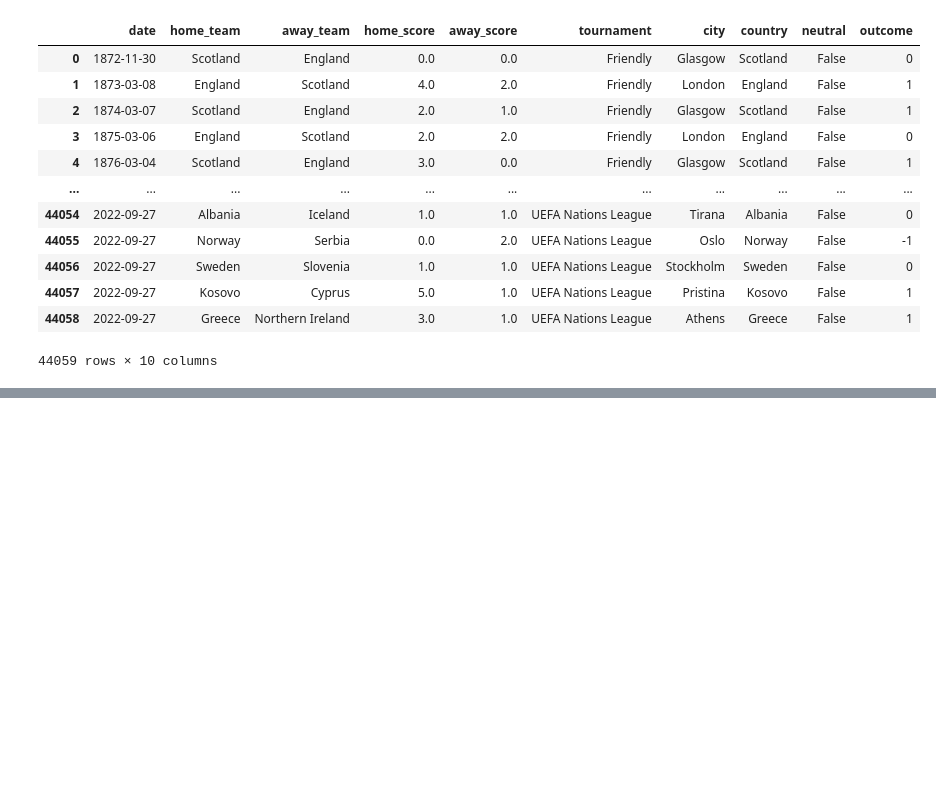
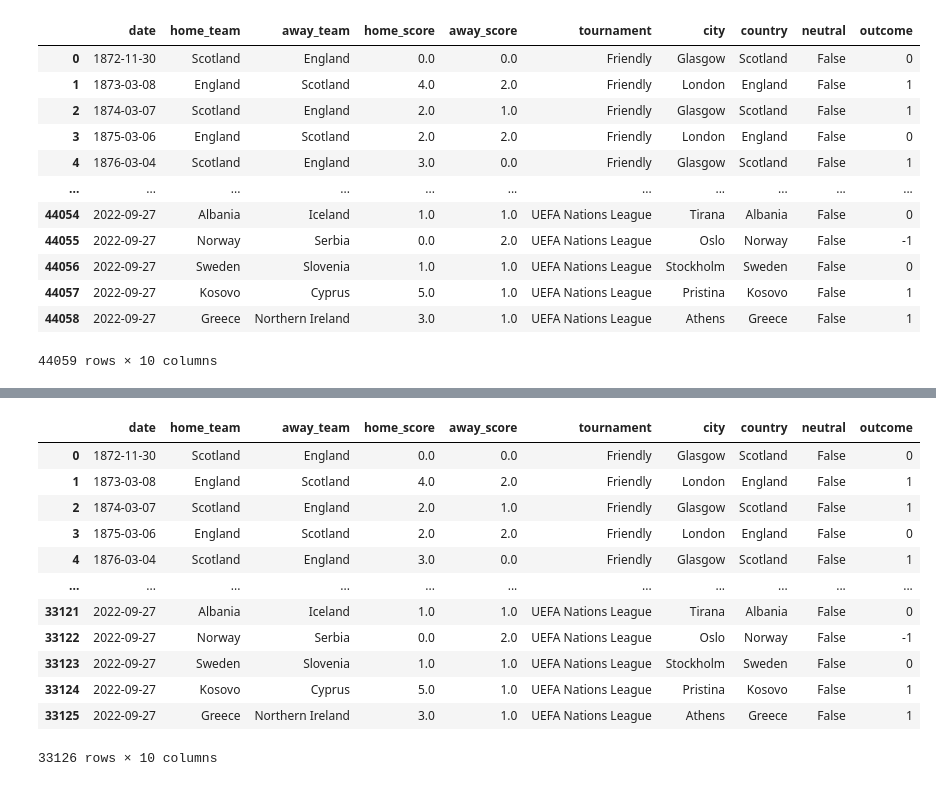
Before and after one commit to glomanu/football-home-adv, a Jupyter notebook: New_Home_adv.ipynb, the cells around one changed output, grey strips where cells are left out. Saved outputs shown, nothing was run; the diff lists cells and outputs as text; code cells hidden in the pictures; blank space fills up the shorter version.

```diff
--- a/New_Home_adv.ipynb
+++ b/New_Home_adv.ipynb
@@ -179,0 +194,17 @@ plt.pyplot.show() #makes the pie chart
+# %%
+df1.reset_index(drop=True, inplace=True) #resetting the indeces after dropping many rows
+df1
+# %% [output]
+|  | date | home_team | away_team | home_score | away_score | tournament | city | country | neutral | outcome |
+| 0 | 1872-11-30 | Scotland | England | 0.0 | 0.0 | Friendly | Glasgow | Scotland | False | 0 |
+| 1 | 1873-03-08 | England | Scotland | 4.0 | 2.0 | Friendly | London | England | False | 1 |
+| 2 | 1874-03-07 | Scotland | England | 2.0 | 1.0 | Friendly | Glasgow | Scotland | False | 1 |
+| 3 | 1875-03-06 | England | Scotland | 2.0 | 2.0 | Friendly | London | England | False | 0 |
+| 4 | 1876-03-04 | Scotland | England | 3.0 | 0.0 | Friendly | Glasgow | Scotland | False | 1 |
+| ... | ... | ... | ... | ... | ... | ... | ... | ... | ... | ... |
+| 33121 | 2022-09-27 | Albania | Iceland | 1.0 | 1.0 | UEFA Nations League | Tirana | Albania | False | 0 |
+| 33122 | 2022-09-27 | Norway | Serbia | 0.0 | 2.0 | UEFA Nations League | Oslo | Norway | False | -1 |
+| 33123 | 2022-09-27 | Sweden | Slovenia | 1.0 | 1.0 | UEFA Nations League | Stockholm | Sweden | False | 0 |
+| 33124 | 2022-09-27 | Kosovo | Cyprus | 5.0 | 1.0 | UEFA Nations League | Pristina | Kosovo | False | 1 |
+| 33125 | 2022-09-27 | Greece | Northern Ireland | 3.0 | 1.0 | UEFA Nations League | Athens | Greece | False | 1 |
+33126 rows × 10 columns
```
Also changed, not shown: parts of 7 cells of this notebook.
